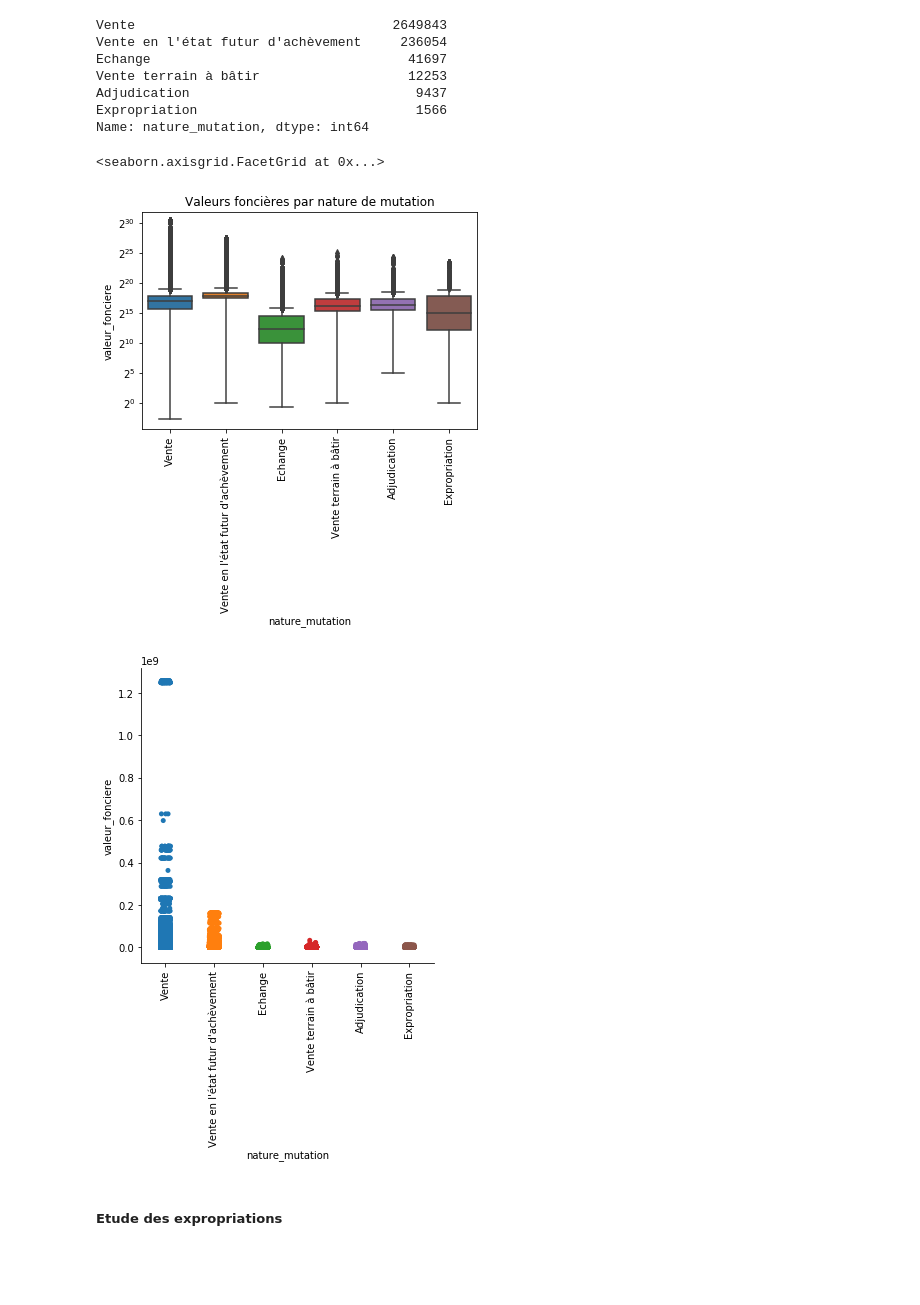
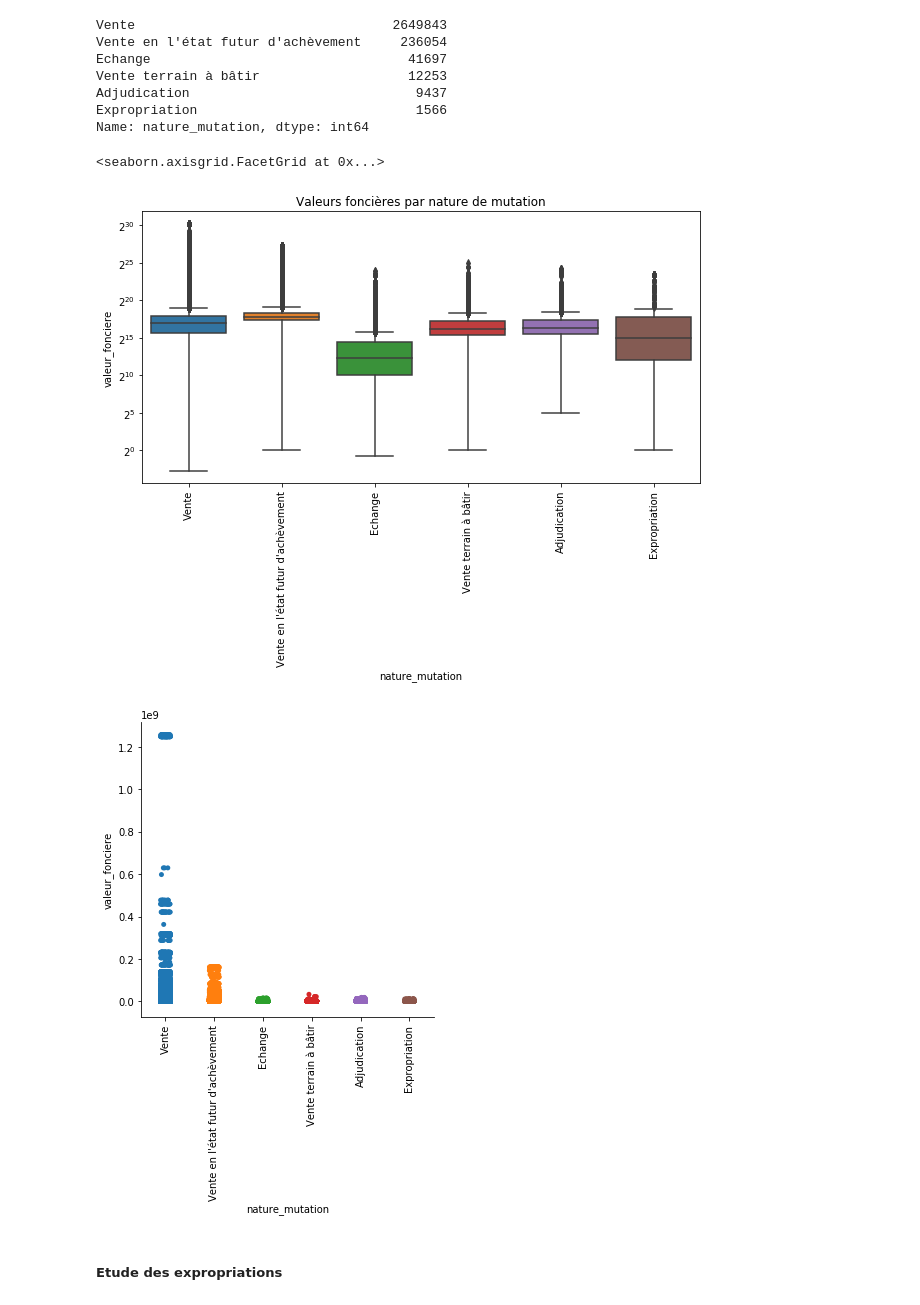
Before and after one commit to houseofai/french-realestate-price-prediction, a Jupyter notebook: Valeurs Foncieres Francaise - EDA.ipynb, the cells around one changed output. Saved outputs shown, nothing was run; the diff lists cells and outputs as text; code cells hidden in the pictures; blank space fills up the shorter version.

```diff
--- a/Valeurs Foncieres Francaise - EDA.ipynb
+++ b/Valeurs Foncieres Francaise - EDA.ipynb
@@ -333,17 +339,18 @@ Adjudication                             9437
 Expropriation                            1566
 Name: nature_mutation, dtype: int64
 # %%
+plt.figure(figsize=(10,5))
 ax = sns.boxplot(x="nature_mutation", y="valeur_fonciere", data=df);
 ax.set_yscale('log', basey=2)
 ax.set_xticklabels(labels=df.nature_mutation.unique(), rotation=90)
 ax.set_title('Valeurs foncières par nature de mutation')
 
 ax = sns.catplot(x="nature_mutation", y="valeur_fonciere", data=df);
 ax.set_xticklabels(rotation=90)
 # %% [output]
 <seaborn.axisgrid.FacetGrid at 0x...>
-[figure, old version]
+[figure, new version]
-[figure, old version]
+[figure, new version]
 # %% [markdown]
 ##### Etude des expropriations
 # %%
```
Also changed, not shown: parts of 32 cells of this notebook, 1 other file.
